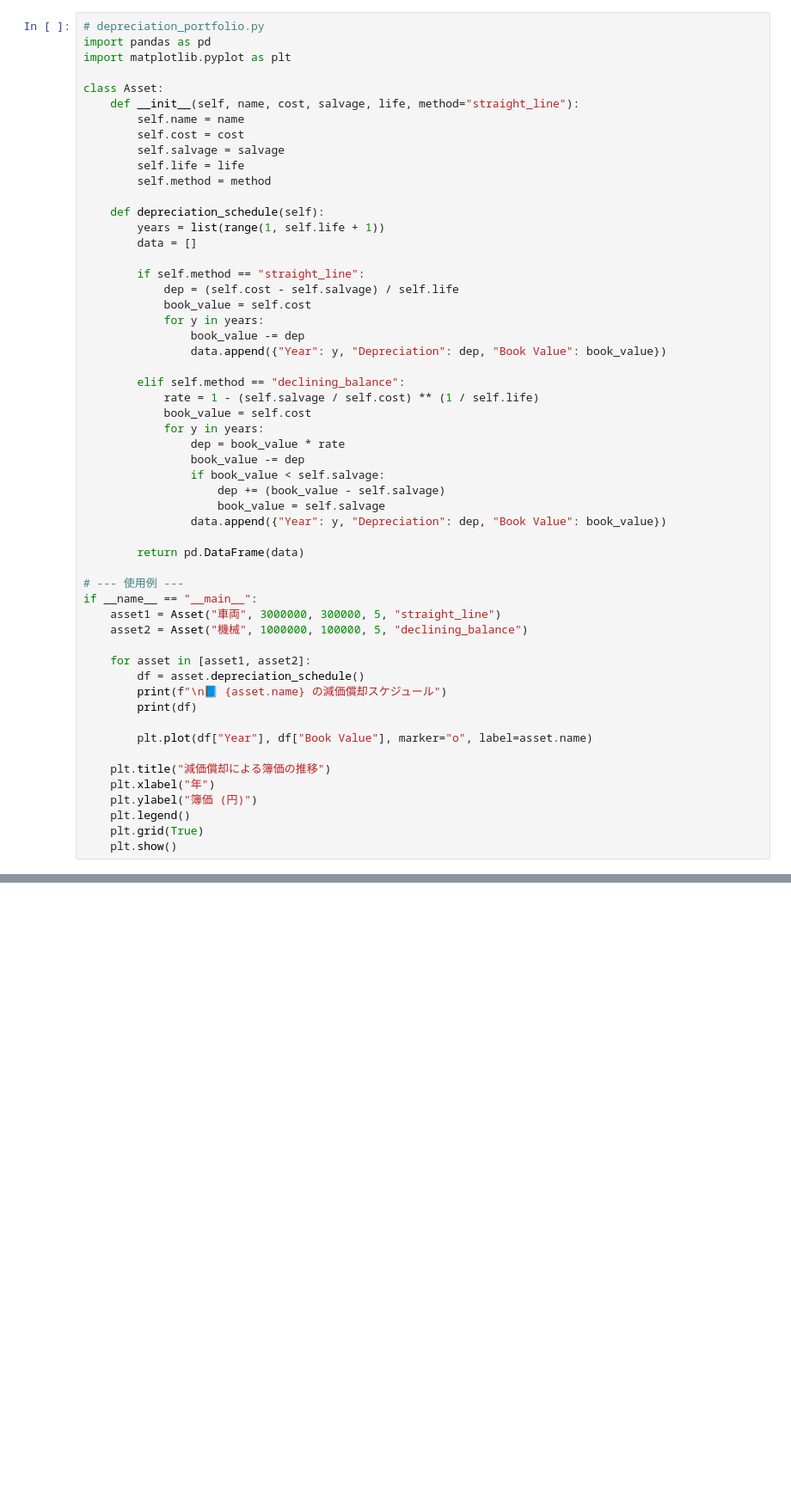
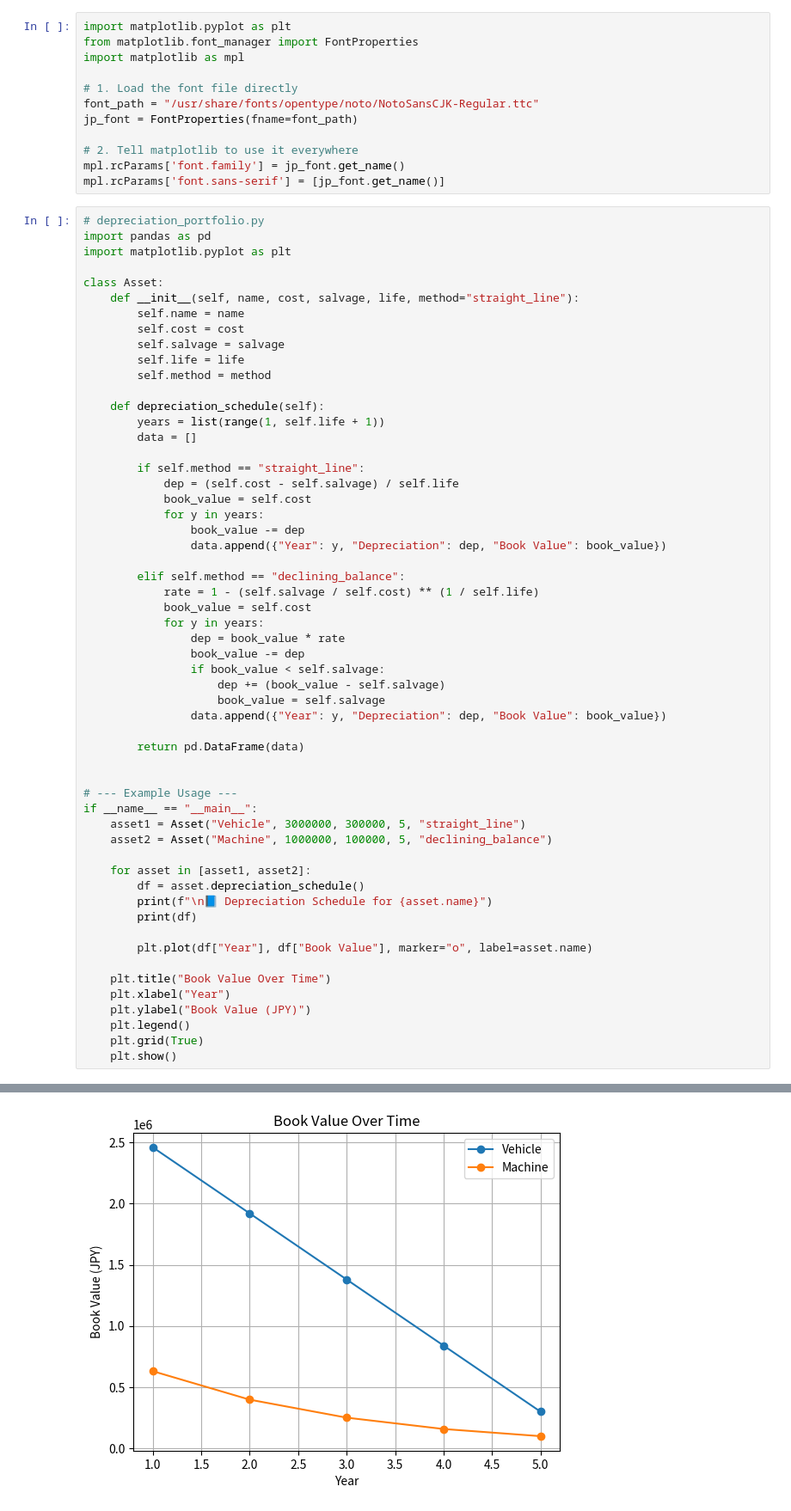
Before and after one commit to marina554/accounting-practice, a Jupyter notebook: Depreciation(減価償却).ipynb, the cells around one changed output, grey strips where cells are left out. Shown: that part at 86% size. Saved outputs shown, nothing was run; the diff lists cells and outputs as text; blank space fills up the shorter version.

Commit message:
with graph

```diff
--- a/Depreciation(減価償却).ipynb
+++ b/Depreciation(減価償却).ipynb
@@ -3,3 +3,15 @@
+# %%
+import matplotlib.pyplot as plt
+from matplotlib.font_manager import FontProperties
+import matplotlib as mpl
+
+# 1. Load the font file directly
+font_path = "/usr/share/fonts/opentype/noto/NotoSansCJK-Regular.ttc"
+jp_font = FontProperties(fname=font_path)
+
+# 2. Tell matplotlib to use it everywhere
+mpl.rcParams['font.family'] = jp_font.get_name()
+mpl.rcParams['font.sans-serif'] = [jp_font.get_name()]
 # %%
 # depreciation_portfolio.py
 import pandas as pd
@@ -37,21 +49,23 @@ class Asset:
 
         return pd.DataFrame(data)
 
-# --- 使用例 ---
+
+# --- Example Usage ---
 if __name__ == "__main__":
-    asset1 = Asset("車両", 3000000, 300000, 5, "straight_line")
-    asset2 = Asset("機械", 1000000, 100000, 5, "declining_balance")
+    asset1 = Asset("Vehicle", 3000000, 300000, 5, "straight_line")
+    asset2 = Asset("Machine", 1000000, 100000, 5, "declining_balance")
 
     for asset in [asset1, asset2]:
         df = asset.depreciation_schedule()
-        print(f"\n📘 {asset.name} の減価償却スケジュール")
+        print(f"\n📘 Depreciation Schedule for {asset.name}")
         print(df)
 
         plt.plot(df["Year"], df["Book Value"], marker="o", label=asset.name)
 
-    plt.title("減価償却による簿価の推移")
-    plt.xlabel("年")
-    plt.ylabel("簿価 (円)")
+    plt.title("Book Value Over Time")
+    plt.xlabel("Year")
+    plt.ylabel("Book Value (JPY)")
     plt.legend()
     plt.grid(True)
     plt.show()
+# %% [output]
@@ -57,0 +87 @@ if __name__ == "__main__":
+[figure, added]
```
Also changed, not shown: parts of 3 cells of this notebook.
